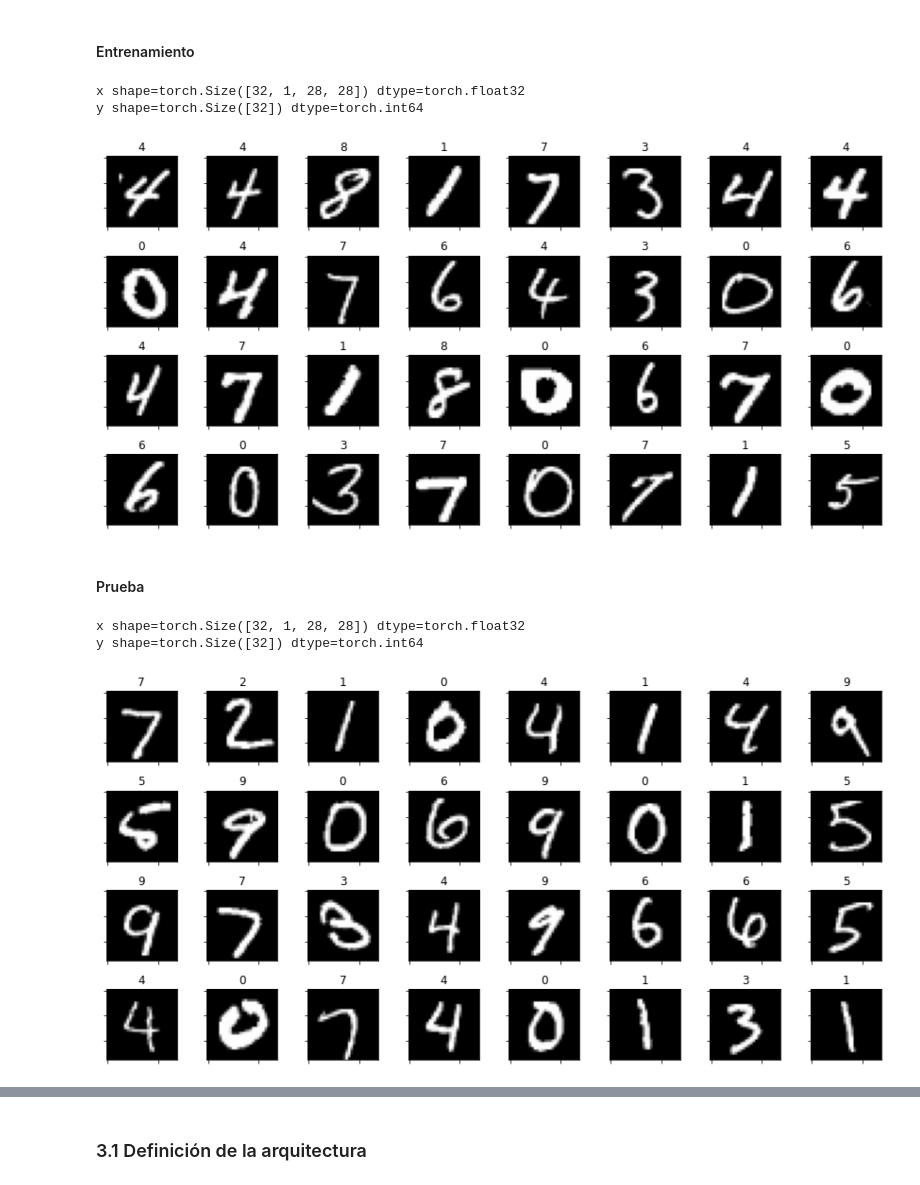
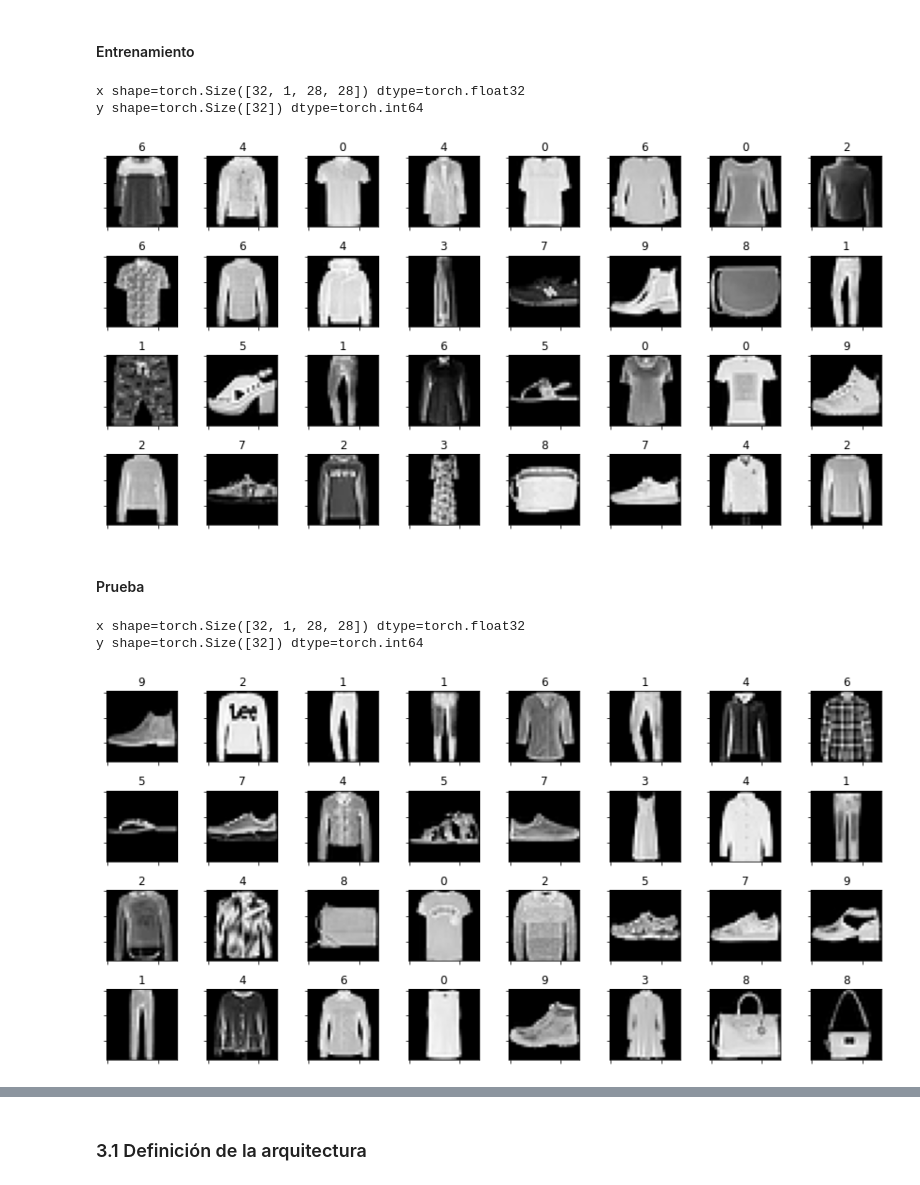
Before and after one commit to bereml/iap, a Jupyter notebook: libretas/2a_mnist_cnn.ipynb, the cells around one changed output, grey strips where cells are left out. Drawn from its saved outputs; the diff is of its cells as text; code cells hidden in the pictures.

Commit message:
add mnist cnn nb

```diff
--- a/libretas/2a_mnist_cnn.ipynb
+++ b/libretas/2a_mnist_cnn.ipynb
@@ -125,41 +125,41 @@ Tuberia de datos para MNIST.
 tsfm = T.ToTensor()
 
 # creamos un Dataset
-trn_ds = MNIST(
+trn_ds = FashionMNIST(
     # directorio de datos
     root=DATA_DIR,
     # subconjunto de entrenamiento
     train=True,
     # transformación
     transform=tsfm,
     # descaraga
     download=True
 )
 
 # creamos un DataLoader
 trn_dl = DataLoader(
     # conjunto
     trn_ds,
     # tamaño del lote
     batch_size=BATCH_SIZE,
     # desordenar
     shuffle=True
 )
 
 # desplegamos un lote de imágenes
 x, y = next(iter(trn_dl))
 print(f'x shape={x.shape} dtype={x.dtype}')
 print(f'y shape={y.shape} dtype={y.dtype}')
 display_batch(x, y.tolist(), ROWS, COLS)
 # %% [output]
 x shape=torch.Size([32, 1, 28, 28]) dtype=torch.float32
 y shape=torch.Size([32]) dtype=torch.int64
-[figure, old version]
+[figure, new version]
 # %% [markdown]
 #### Prueba
 # %%
 # creamos un Dataset
-tst_ds = MNIST(
+tst_ds = FashionMNIST(
     # directorio de datos
     root=DATA_DIR,
     # subconjunto de entrenamiento
@@ -186,7 +186,7 @@ display_batch(x, y.tolist(), ROWS, COLS)
 # %% [output]
 x shape=torch.Size([32, 1, 28, 28]) dtype=torch.float32
 y shape=torch.Size([32]) dtype=torch.int64
-[figure, old version]
+[figure, new version]
 # %% [markdown]
 ## 3 Modelo
 
```
Also changed, not shown: parts of 6 cells of this notebook.
